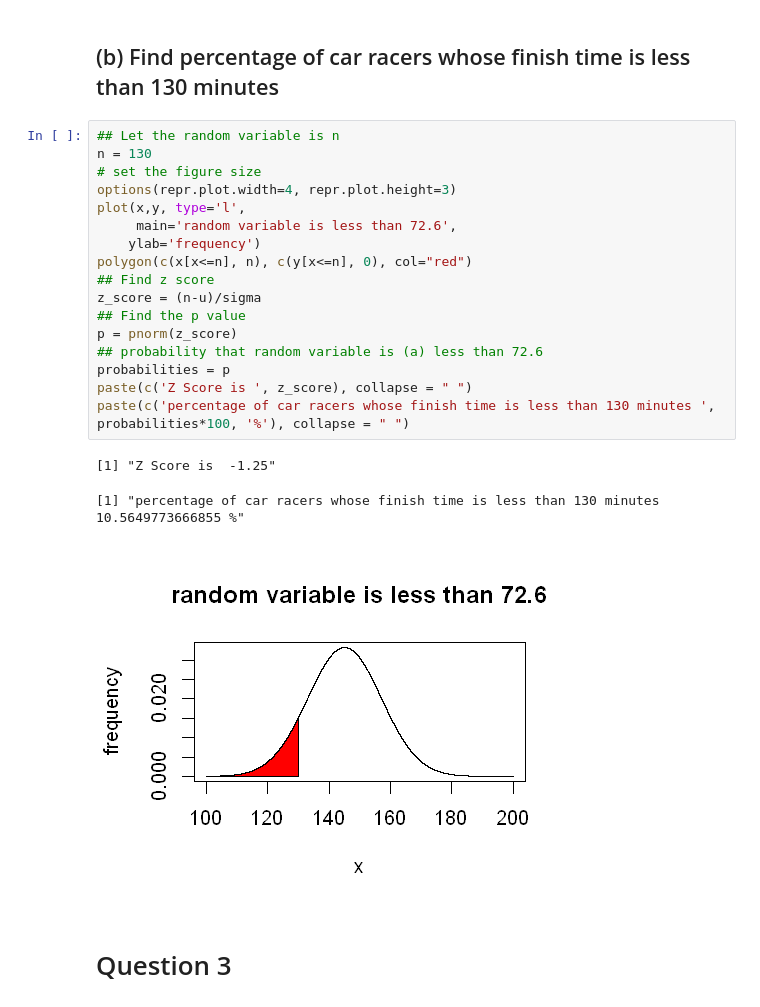
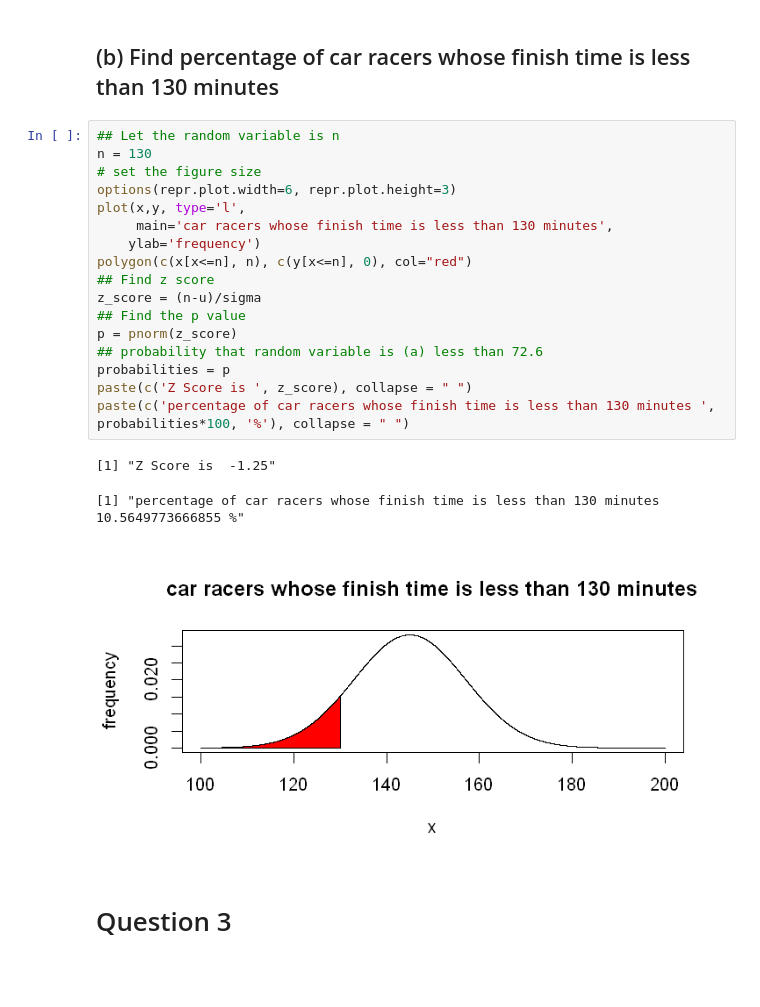
Before and after one commit to sandipto-sanyal/ampba, a Jupyter notebook: Foundation Term codes/Sandipto Sanyal PGID-12010004.ipynb, the cells around one changed output. Cells and saved outputs as stored; diff of their text form; blank space fills up the shorter version.

```diff
--- a/Foundation Term codes/Sandipto Sanyal PGID-12010004.ipynb
+++ b/Foundation Term codes/Sandipto Sanyal PGID-12010004.ipynb
@@ -179,24 +182,24 @@ paste(c('percentage of car racers whose finish time is between 130 and 160 minut
 # %%
 ## Let the random variable is n
 n = 130
 # set the figure size
-options(repr.plot.width=4, repr.plot.height=3)
+options(repr.plot.width=6, repr.plot.height=3)
 plot(x,y, type='l',
-     main='random variable is less than 72.6',
+     main='car racers whose finish time is less than 130 minutes',
     ylab='frequency')
 polygon(c(x[x<=n], n), c(y[x<=n], 0), col="red")
 ## Find z score
 z_score = (n-u)/sigma
 ## Find the p value
 p = pnorm(z_score)
 ## probability that random variable is (a) less than 72.6
 probabilities = p
 paste(c('Z Score is ', z_score), collapse = " ")
 paste(c('percentage of car racers whose finish time is less than 130 minutes ', probabilities*100, '%'), collapse = " ")
 # %% [output]
 [1] "Z Score is  -1.25"
 [1] "percentage of car racers whose finish time is less than 130 minutes  10.5649773666855 %"
-[figure, old version]
+[figure, new version]
 # %% [markdown]
 # Question 3 <a id='q3'></a>
 # %% [markdown]
```
Also changed, not shown: parts of 2 cells of this notebook.
